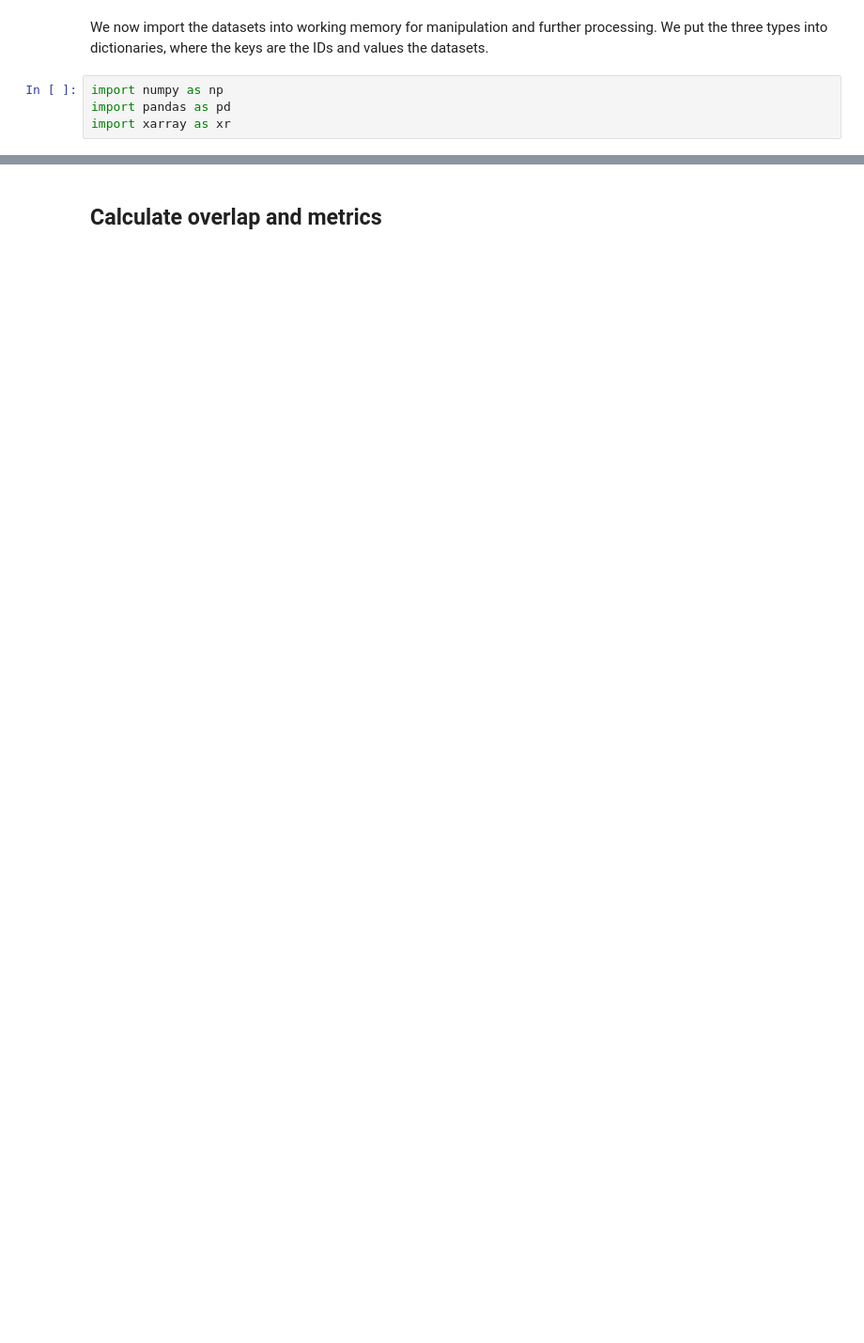
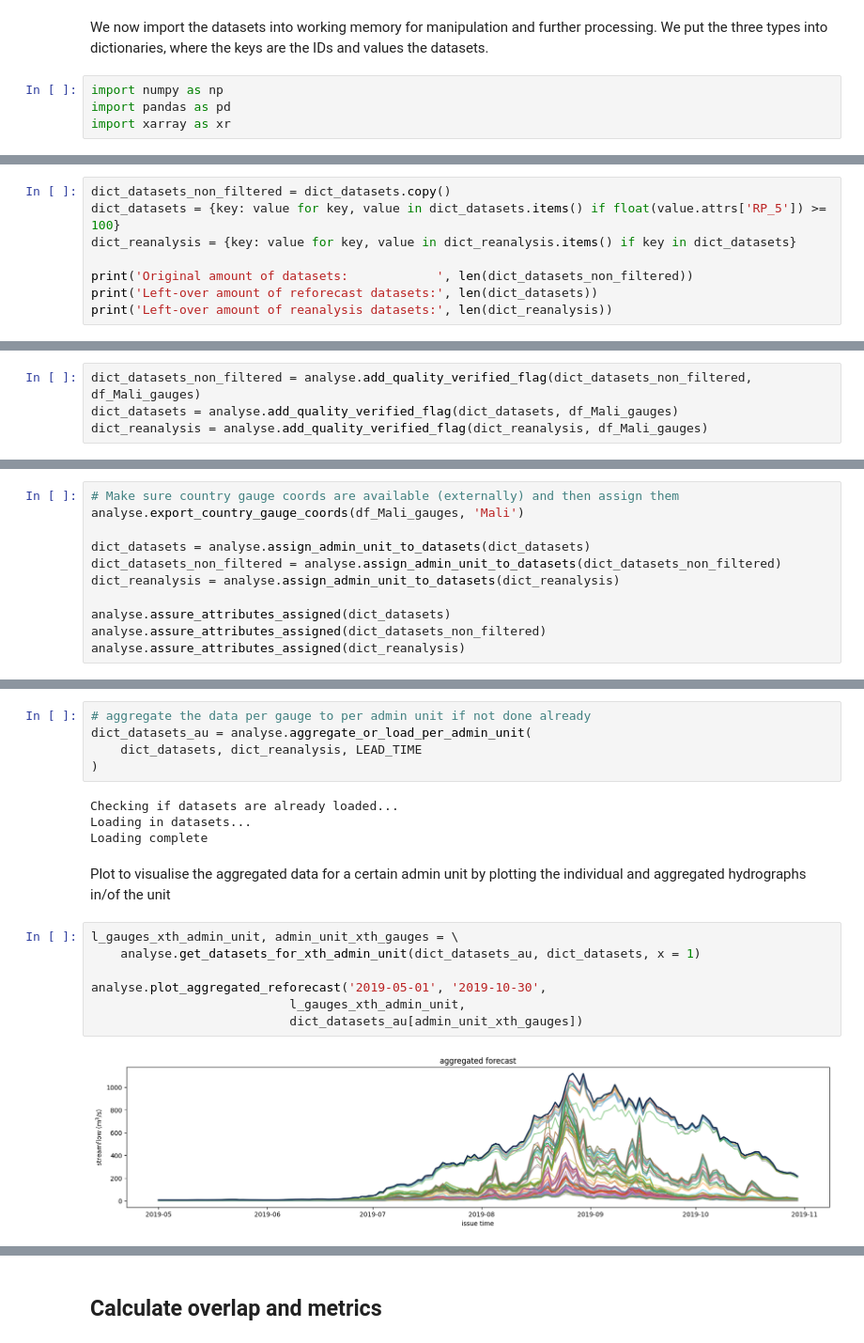
Before and after one commit to rodekruis/river-flood-data-analysis, a Jupyter notebook: GoogleFloodHub/src/GRRR.ipynb, the cells around one changed output, grey strips where cells are left out. Shown at 94% size. Cells and saved outputs as stored; diff of their text form; blank space fills up the shorter version.

```diff
--- a/GoogleFloodHub/src/GRRR.ipynb
+++ b/GoogleFloodHub/src/GRRR.ipynb
@@ -3483,0 +547,8 @@ dict_flood_events_final
+# %%
+dict_datasets_non_filtered = dict_datasets.copy()
+dict_datasets = {key: value for key, value in dict_datasets.items() if float(value.attrs['RP_5']) >= 100}
+dict_reanalysis = {key: value for key, value in dict_reanalysis.items() if key in dict_datasets}
+
+print('Original amount of datasets:            ', len(dict_datasets_non_filtered))
+print('Left-over amount of reforecast datasets:', len(dict_datasets))
+print('Left-over amount of reanalysis datasets:', len(dict_reanalysis))
@@ -3483,0 +563,4 @@ dict_flood_events_final
+# %%
+dict_datasets_non_filtered = analyse.add_quality_verified_flag(dict_datasets_non_filtered, df_Mali_gauges)
+dict_datasets = analyse.add_quality_verified_flag(dict_datasets, df_Mali_gauges)
+dict_reanalysis = analyse.add_quality_verified_flag(dict_reanalysis, df_Mali_gauges)
@@ -3483,0 +596,11 @@ dict_flood_events_final
+# %%
+# Make sure country gauge coords are available (externally) and then assign them
+analyse.export_country_gauge_coords(df_Mali_gauges, 'Mali')
+
+dict_datasets = analyse.assign_admin_unit_to_datasets(dict_datasets)
+dict_datasets_non_filtered = analyse.assign_admin_unit_to_datasets(dict_datasets_non_filtered)
+dict_reanalysis = analyse.assign_admin_unit_to_datasets(dict_reanalysis)
+
+analyse.assure_attributes_assigned(dict_datasets)
+analyse.assure_attributes_assigned(dict_datasets_non_filtered)
+analyse.assure_attributes_assigned(dict_reanalysis)
@@ -3483,0 +640,20 @@ dict_flood_events_final
+# %%
+# aggregate the data per gauge to per admin unit if not done already
+dict_datasets_au = analyse.aggregate_or_load_per_admin_unit(
+    dict_datasets, dict_reanalysis, LEAD_TIME
+)
+# %% [output]
+Checking if datasets are already loaded...
+Loading in datasets...
+Loading complete
+# %% [markdown]
+Plot to visualise the aggregated data for a certain admin unit by plotting the individual and aggregated hydrographs in/of the unit
+# %%
+l_gauges_xth_admin_unit, admin_unit_xth_gauges = \
+    analyse.get_datasets_for_xth_admin_unit(dict_datasets_au, dict_datasets, x = 1)
+
+analyse.plot_aggregated_reforecast('2019-05-01', '2019-10-30',
+                           l_gauges_xth_admin_unit,
+                           dict_datasets_au[admin_unit_xth_gauges])
+# %% [output]
+[figure, added]
```
Also changed, not shown: parts of 157 cells of this notebook, 11 other files.
